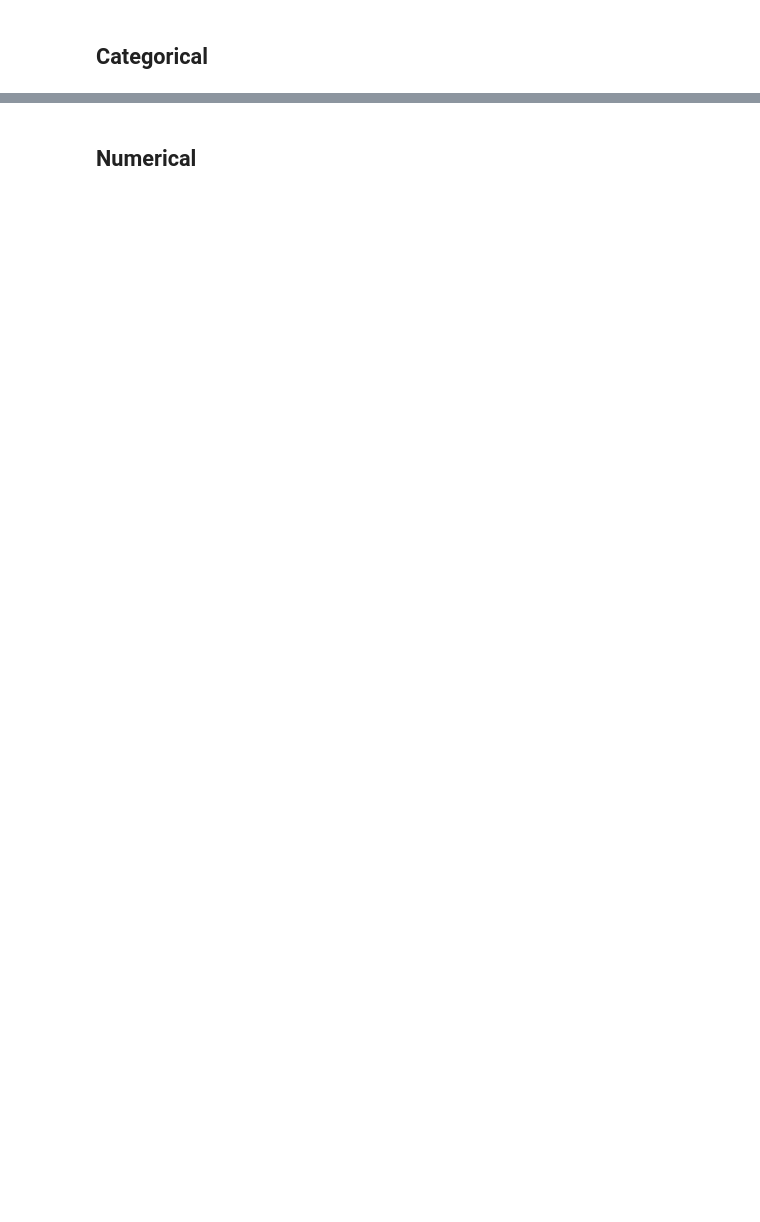
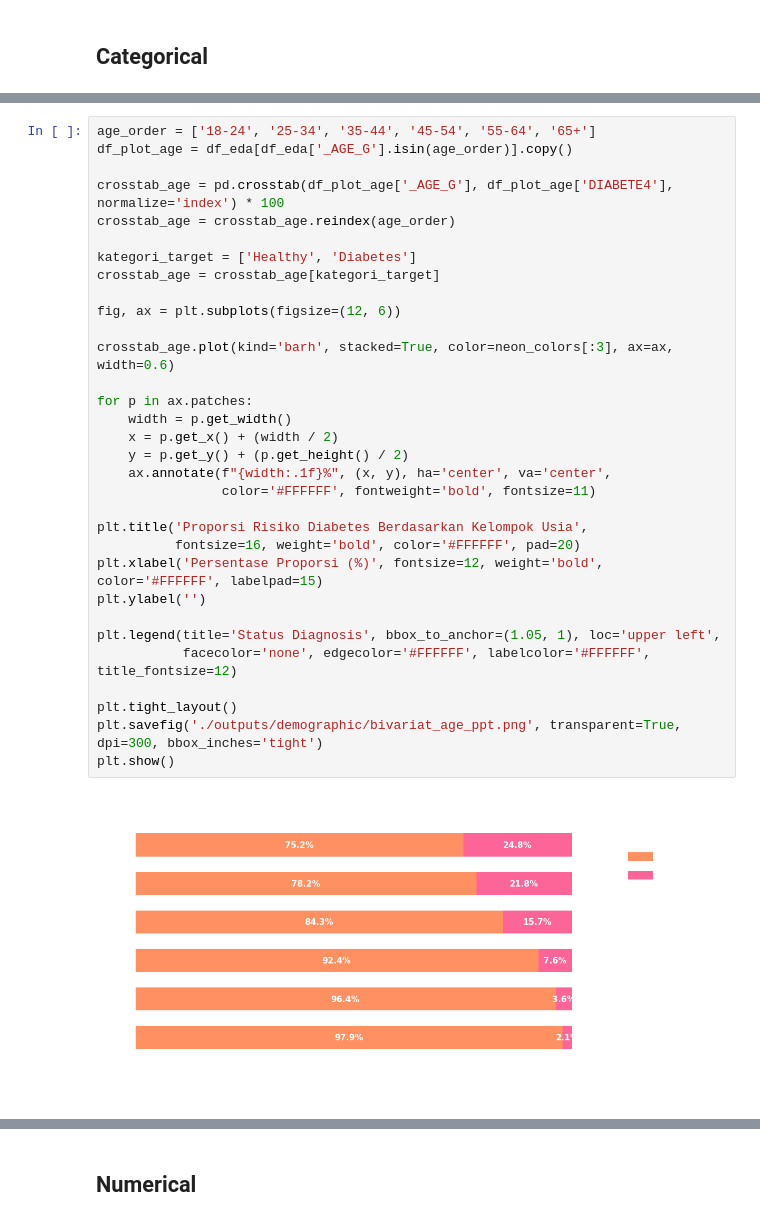
Before and after one commit to yukienjoyer7/Diabetes-Early-Diagnosis-BRFSS-2024, a Jupyter notebook: EDA_Demographics_Dion.ipynb, the cells around one changed output, grey strips where cells are left out. Cells and saved outputs as stored; diff of their text form; blank space fills up the shorter version.

```diff
--- a/EDA_Demographics_Dion.ipynb
+++ b/EDA_Demographics_Dion.ipynb
@@ -503,3 +526,37 @@ plt.savefig('./outputs/bivariat_marital_ppt.png', transparent=True, dpi=300, bbo
 plt.show()
 # %% [output]
 [figure]
+# %%
+age_order = ['18-24', '25-34', '35-44', '45-54', '55-64', '65+']
+df_plot_age = df_eda[df_eda['_AGE_G'].isin(age_order)].copy()
+
+crosstab_age = pd.crosstab(df_plot_age['_AGE_G'], df_plot_age['DIABETE4'], normalize='index') * 100
+crosstab_age = crosstab_age.reindex(age_order)
+
+kategori_target = ['Healthy', 'Diabetes']
+crosstab_age = crosstab_age[kategori_target]
+
+fig, ax = plt.subplots(figsize=(12, 6))
+
+crosstab_age.plot(kind='barh', stacked=True, color=neon_colors[:3], ax=ax, width=0.6)
+
+for p in ax.patches:
+    width = p.get_width()
+    x = p.get_x() + (width / 2)
+    y = p.get_y() + (p.get_height() / 2)
+    ax.annotate(f"{width:.1f}%", (x, y), ha='center', va='center',
+                color='#FFFFFF', fontweight='bold', fontsize=11)
+
+plt.title('Proporsi Risiko Diabetes Berdasarkan Kelompok Usia',
+          fontsize=16, weight='bold', color='#FFFFFF', pad=20)
+plt.xlabel('Persentase Proporsi (%)', fontsize=12, weight='bold', color='#FFFFFF', labelpad=15)
+plt.ylabel('')
+
+plt.legend(title='Status Diagnosis', bbox_to_anchor=(1.05, 1), loc='upper left',
+           facecolor='none', edgecolor='#FFFFFF', labelcolor='#FFFFFF', title_fontsize=12)
+
+plt.tight_layout()
+plt.savefig('./outputs/demographic/bivariat_age_ppt.png', transparent=True, dpi=300, bbox_inches='tight')
+plt.show()
+# %% [output]
+[figure, added]
```
Also changed, not shown: parts of 22 cells of this notebook, 14 other files.
